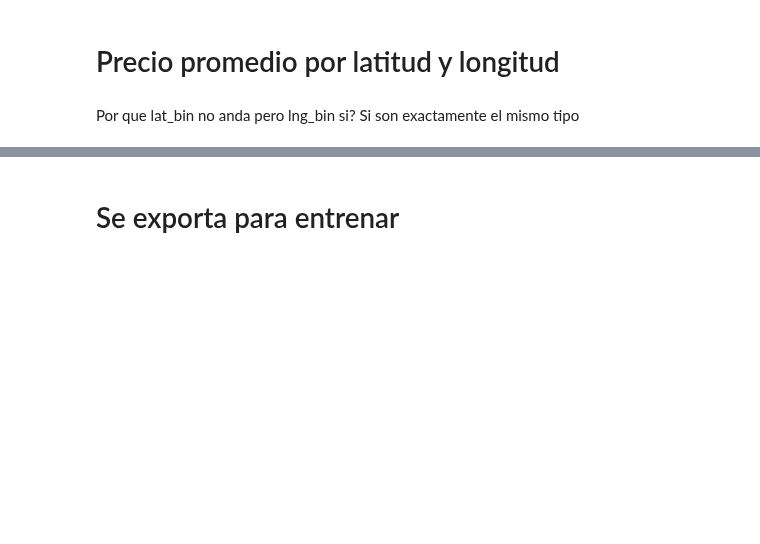
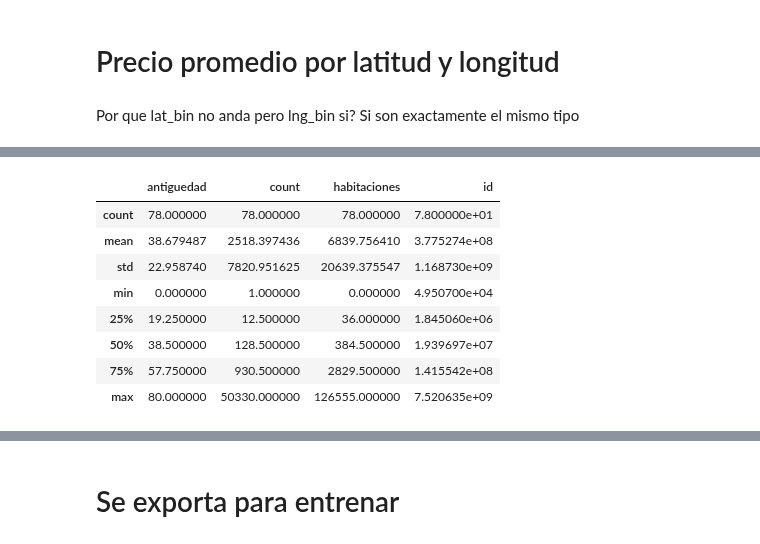
Before and after one commit to Alaneta/Datacones, a Jupyter notebook: tp2/1_Features_XG.ipynb, the cells around one changed output, grey strips where cells are left out. Cells and saved outputs as stored; diff of their text form; code cells hidden in the pictures; blank space fills up the shorter version.

```diff
--- a/tp2/1_Features_XG.ipynb
+++ b/tp2/1_Features_XG.ipynb
@@ -696,0 +734,12 @@ Por que lat_bin no anda pero lng_bin si? Si son exactamente el mismo tipo
+# %%
+ant.describe()
+# %% [output]
+|  | antiguedad | count | habitaciones | id |
+| count | 78.000000 | 78.000000 | 78.000000 | 7.800000e+01 |
+| mean | 38.679487 | 2518.397436 | 6839.756410 | 3.775274e+08 |
+| std | 22.958740 | 7820.951625 | 20639.375547 | 1.168730e+09 |
+| min | 0.000000 | 1.000000 | 0.000000 | 4.950700e+04 |
+| 25% | 19.250000 | 12.500000 | 36.000000 | 1.845060e+06 |
+| 50% | 38.500000 | 128.500000 | 384.500000 | 1.939697e+07 |
+| 75% | 57.750000 | 930.500000 | 2829.500000 | 1.415542e+08 |
+| max | 80.000000 | 50330.000000 | 126555.000000 | 7.520635e+09 |
```
Also changed, not shown: parts of 12 cells of this notebook, 1 other file.
